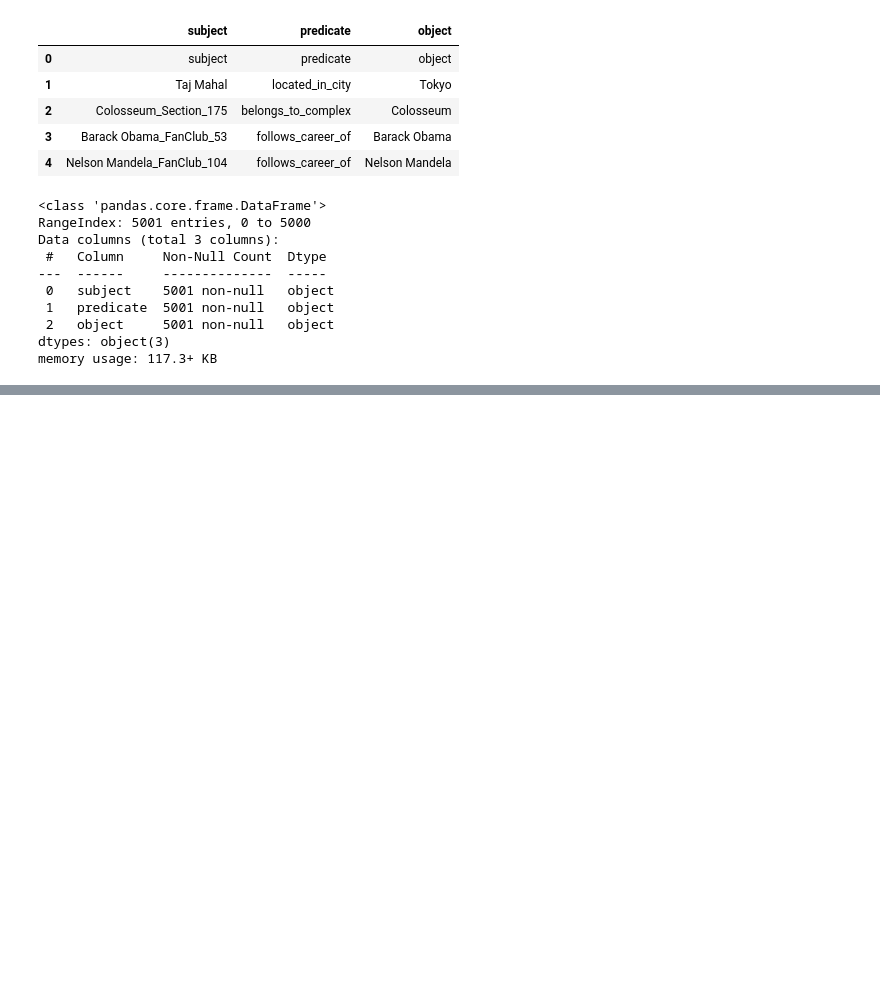
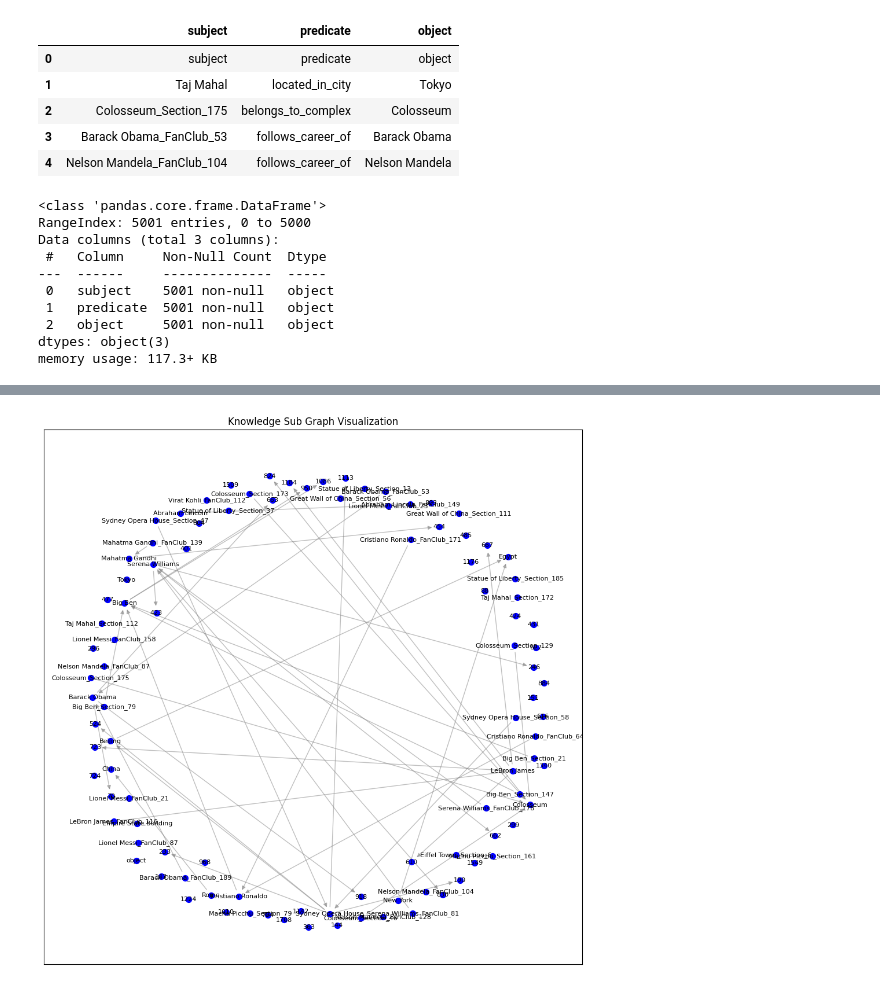
Before and after one commit to Prabhu12345678/Generative_AI_Skill_Level_2, a Jupyter notebook: knowledge_graph_solution.ipynb, the cells around one changed output, grey strips where cells are left out. Drawn from its saved outputs; the diff is of its cells as text; code cells hidden in the pictures; blank space fills up the shorter version.

```diff
--- a/knowledge_graph_solution.ipynb
+++ b/knowledge_graph_solution.ipynb
@@ -31,0 +73,25 @@ memory usage: 117.3+ KB
+# %%
+from networkx.classes.function import subgraph
+import plotly.graph_objects as go
+import random
+
+# Reducing the nodes size to 100
+sampled_nodes = random.sample(list(G.nodes()), 100)
+subgraph = G.subgraph(sampled_nodes)
+
+pos = nx.spring_layout(subgraph, 42)
+fig2 = plt.figure(figsize=(12,12))
+
+# Nodes
+nx.draw_networkx_nodes(subgraph, pos, node_color='blue', node_size=50)
+
+# Edges
+nx.draw_networkx_edges(subgraph, pos, edge_color='grey', width=1.0, alpha=0.5, arrows=True)
+
+# Labels
+nx.draw_networkx_labels(subgraph, pos, font_size=8, font_family='sans-serif')
+
+plt.title('Knowledge Sub Graph Visualization')
+plt.show()
+# %% [output]
+[figure, added]
```
Also changed, not shown: parts of 3 cells of this notebook.
